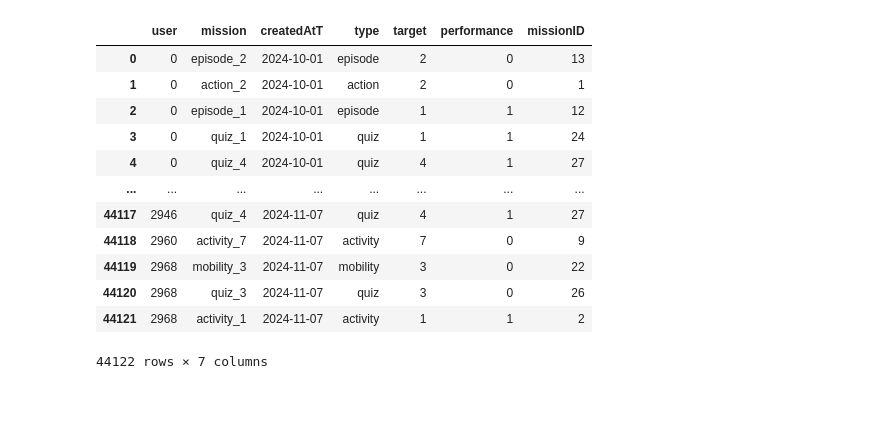
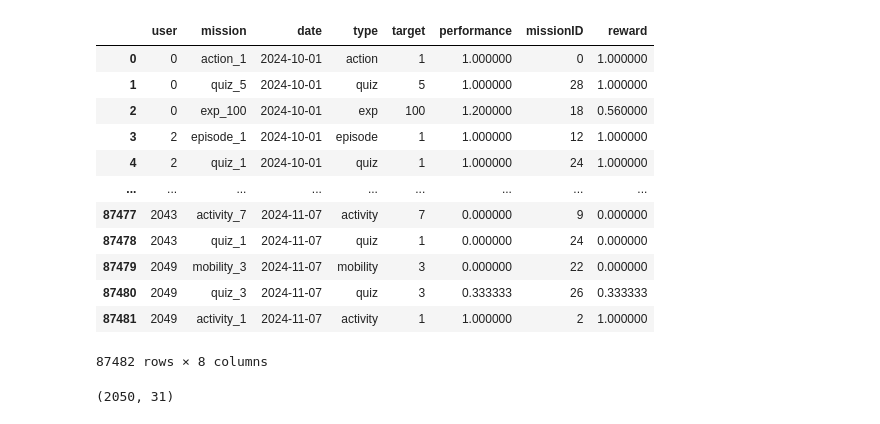
Before and after one commit to rik1599/recsys4good, a Jupyter notebook: train.ipynb, the cells around one changed output. Drawn from its saved outputs; the diff is of its cells as text; code cells hidden in the pictures.

Commit message:
Refactor reward function for non-negative output; add visualization of reward function in exploration notebook; enhance model training methods with DataFrame support

```diff
--- a/train.ipynb
+++ b/train.ipynb
@@ -1,37 +1,49 @@
 # %%
 import pandas as pd
 
 df = pd.concat((
     pd.read_csv('./data/October_missions_full.csv'),
-    pd.read_csv('./data/November_1stW_missions_full.csv'),
+    pd.read_csv('./data/November_1stW_missions_full.csv')
 ), ignore_index=True)
 
 df['mission'] = df['type'] + '_' + df['target'].astype(str)
 
 df = df[['user', 'mission', 'createdAtT', 'type', 'target', 'performance']]
 df['createdAtT'] = pd.to_datetime(df['createdAtT'], unit='ms').dt.date
-df = df.groupby('user').filter(lambda x: len(x['createdAtT'].unique()) > 1)
+df = df.groupby('user').filter(lambda x: len(x['createdAtT'].unique()) > 2)
 
-df.drop_duplicates(subset=['user', 'mission'], keep='last', inplace=True)
 df['user'] = df['user'].astype('category').cat.codes
 df['mission'] = df['mission'].astype('category')
 df['missionID'] = df['mission'].cat.codes
 df['type'] = df['type'].astype('category')
-df['performance'] = df['performance'].apply(lambda x: 0.7 <= x <= 1.05).astype(int)
 
-df.sort_values(by=['createdAtT', 'user'], inplace=True, ignore_index=True)
-df
+def reward(x):
+    if x <= 1:
+        return x
+    return max(0, 2 - x**2)
+
+df['reward'] = df['performance'].apply(reward)
+df.rename(columns={'createdAtT': 'date'}, inplace=True)
+
+df.sort_values(by=['date', 'user'], inplace=True, ignore_index=True)
+display(df)
+
+n_users = df['user'].nunique()
+n_missions = df['mission'].nunique()
+
+n_users, n_missions
 # %% [output]
-|  | user | mission | createdAtT | type | target | performance | missionID |
-| 0 | 0 | episode_2 | 2024-10-01 | episode | 2 | 0 | 13 |
-| 1 | 0 | action_2 | 2024-10-01 | action | 2 | 0 | 1 |
-| 2 | 0 | episode_1 | 2024-10-01 | episode | 1 | 1 | 12 |
-| 3 | 0 | quiz_1 | 2024-10-01 | quiz | 1 | 1 | 24 |
-| 4 | 0 | quiz_4 | 2024-10-01 | quiz | 4 | 1 | 27 |
-| ... | ... | ... | ... | ... | ... | ... | ... |
-| 44117 | 2946 | quiz_4 | 2024-11-07 | quiz | 4 | 1 | 27 |
-| 44118 | 2960 | activity_7 | 2024-11-07 | activity | 7 | 0 | 9 |
-| 44119 | 2968 | mobility_3 | 2024-11-07 | mobility | 3 | 0 | 22 |
-| 44120 | 2968 | quiz_3 | 2024-11-07 | quiz | 3 | 0 | 26 |
-| 44121 | 2968 | activity_1 | 2024-11-07 | activity | 1 | 1 | 2 |
+|  | user | mission | date | type | target | performance | missionID | reward |
+| 0 | 0 | action_1 | 2024-10-01 | action | 1 | 1.000000 | 0 | 1.000000 |
+| 1 | 0 | quiz_5 | 2024-10-01 | quiz | 5 | 1.000000 | 28 | 1.000000 |
+| 2 | 0 | exp_100 | 2024-10-01 | exp | 100 | 1.200000 | 18 | 0.560000 |
+| 3 | 2 | episode_1 | 2024-10-01 | episode | 1 | 1.000000 | 12 | 1.000000 |
+| 4 | 2 | quiz_1 | 2024-10-01 | quiz | 1 | 1.000000 | 24 | 1.000000 |
+| ... | ... | ... | ... | ... | ... | ... | ... | ... |
+| 87477 | 2043 | activity_7 | 2024-11-07 | activity | 7 | 0.000000 | 9 | 0.000000 |
+| 87478 | 2043 | quiz_1 | 2024-11-07 | quiz | 1 | 0.000000 | 24 | 0.000000 |
+| 87479 | 2049 | mobility_3 | 2024-11-07 | mobility | 3 | 0.000000 | 22 | 0.000000 |
+| 87480 | 2049 | quiz_3 | 2024-11-07 | quiz | 3 | 0.333333 | 26 | 0.333333 |
+| 87481 | 2049 | activity_1 | 2024-11-07 | activity | 1 | 1.000000 | 2 | 1.000000 |
-44122 rows × 7 columns
+87482 rows × 8 columns
+(2050, 31)
```
Also changed, not shown: parts of 4 cells of this notebook, 4 other files.
